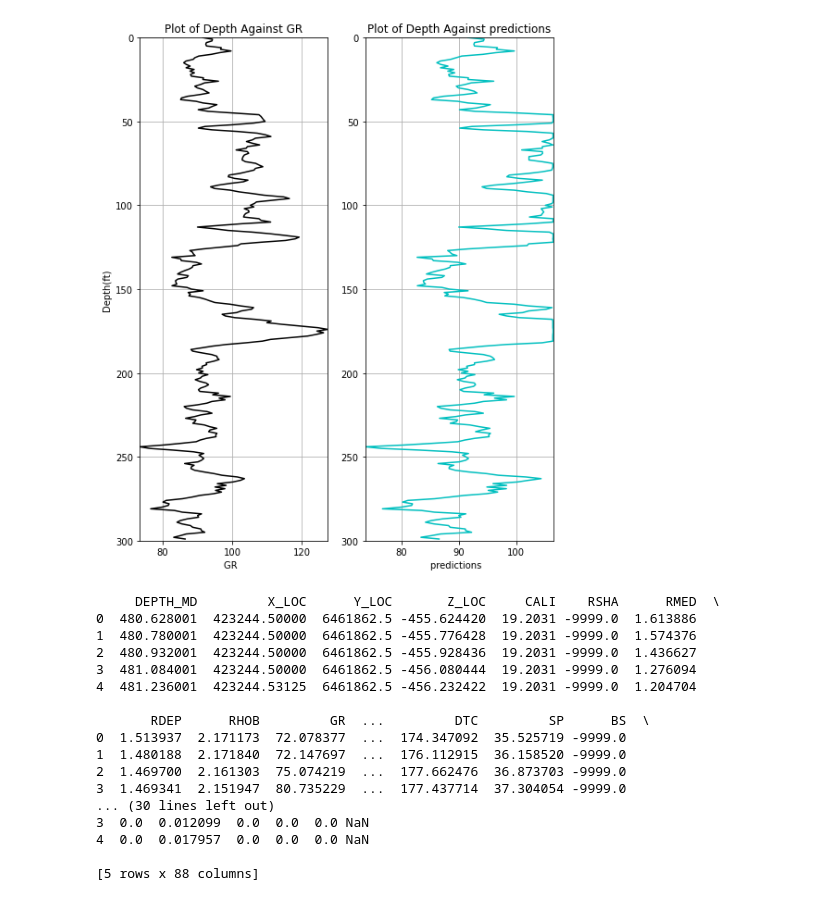
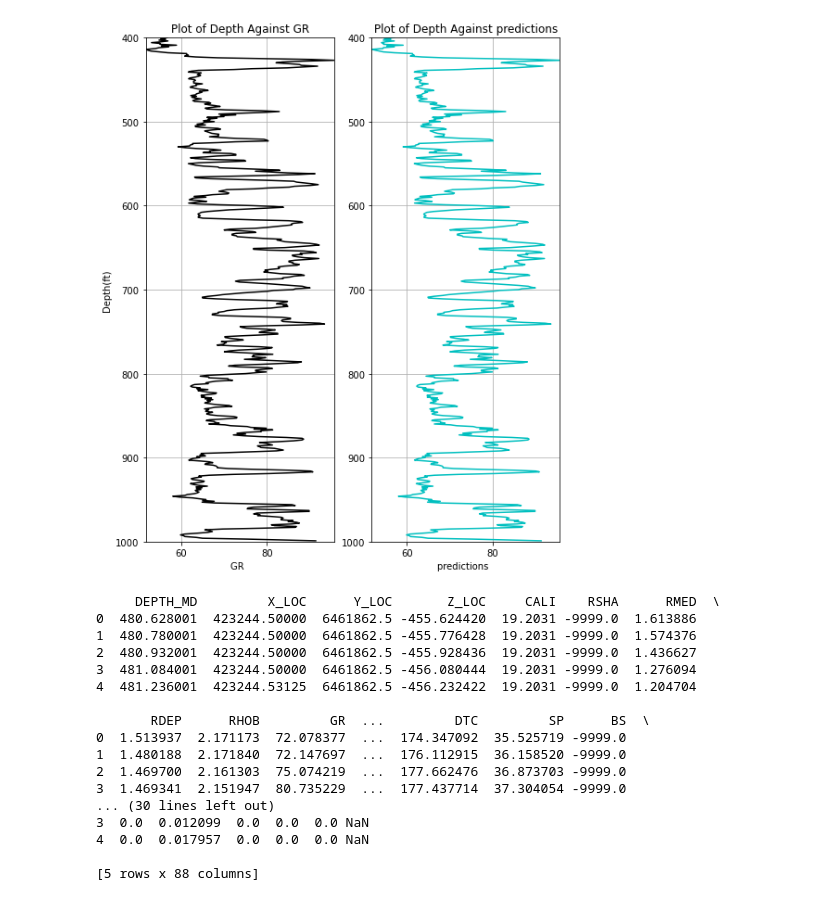
Before and after one commit to olawaleibrahim/petroeval, a Jupyter notebook: petroeval/Tutorial_ML.ipynb, the cells around one changed output. Cells and saved outputs as stored; diff of their text form; code cells hidden in the pictures.

```diff
--- a/petroeval/Tutorial_ML.ipynb
+++ b/petroeval/Tutorial_ML.ipynb
@@ -5,10 +5,12 @@ import pseudomodes as pds
 import pandas as pd
 import numpy as np
 %matplotlib inline
+# %%
+df = pd.read_csv('data/traindata.csv')
 # %%
 lithos = pds.PredictLitho(df, None)
 # %%
-predictions = lithos.predict('GR', 0, 300)
+predictions = lithos.predict('GR', 400, 1000)
 # %% [output]
 [Parallel(n_jobs=1)]: Using backend SequentialBackend with 1 concurrent workers.
 [Parallel(n_jobs=1)]: Done   1 out of   1 | elapsed:    0.0s remaining:    0.0s
@@ -67,5 +69,5 @@ array([89.91948272, 91.60566455, 92.67762513, 93.17434237, 90.81054829,
 a = df.copy()
 # %%
 a['depth'] = range(0, a.shape[0])
-c = a.iloc[a[a.depth == 0].index[0]:a[a.depth == 300].index[0]]
+c = a.iloc[a[a.depth == 400].index[0]:a[a.depth == 1000].index[0]]
 # %%
@@ -100,9 +87,9 @@ mean_squared_error(a1.GR, predictions)
 # %%
 c['predictions'] = predictions
-# %%
-two_plots(c, 'GR', 'predictions', 0, 300)
-# %% [output]
-[figure, removed]
+# %%
+two_plot(c, 'GR', 'predictions', 400, 1000, scale=True)
+# %% [output]
+[figure, added]
 # %%
 from sklearn.metrics import f1_score, accuracy_score
 from plots import two_plots, four_plots
```
Also changed, not shown: parts of 6 cells of this notebook.
